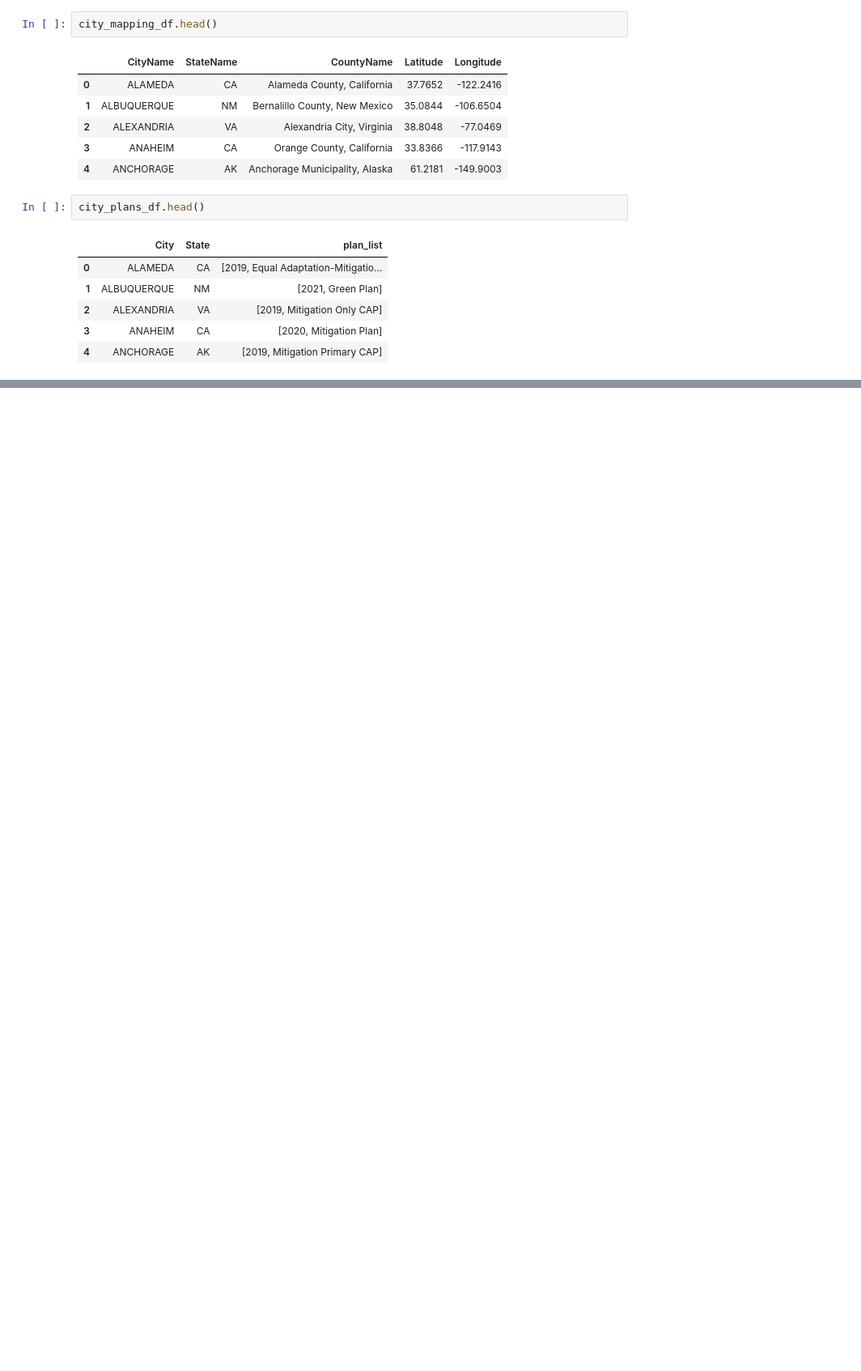
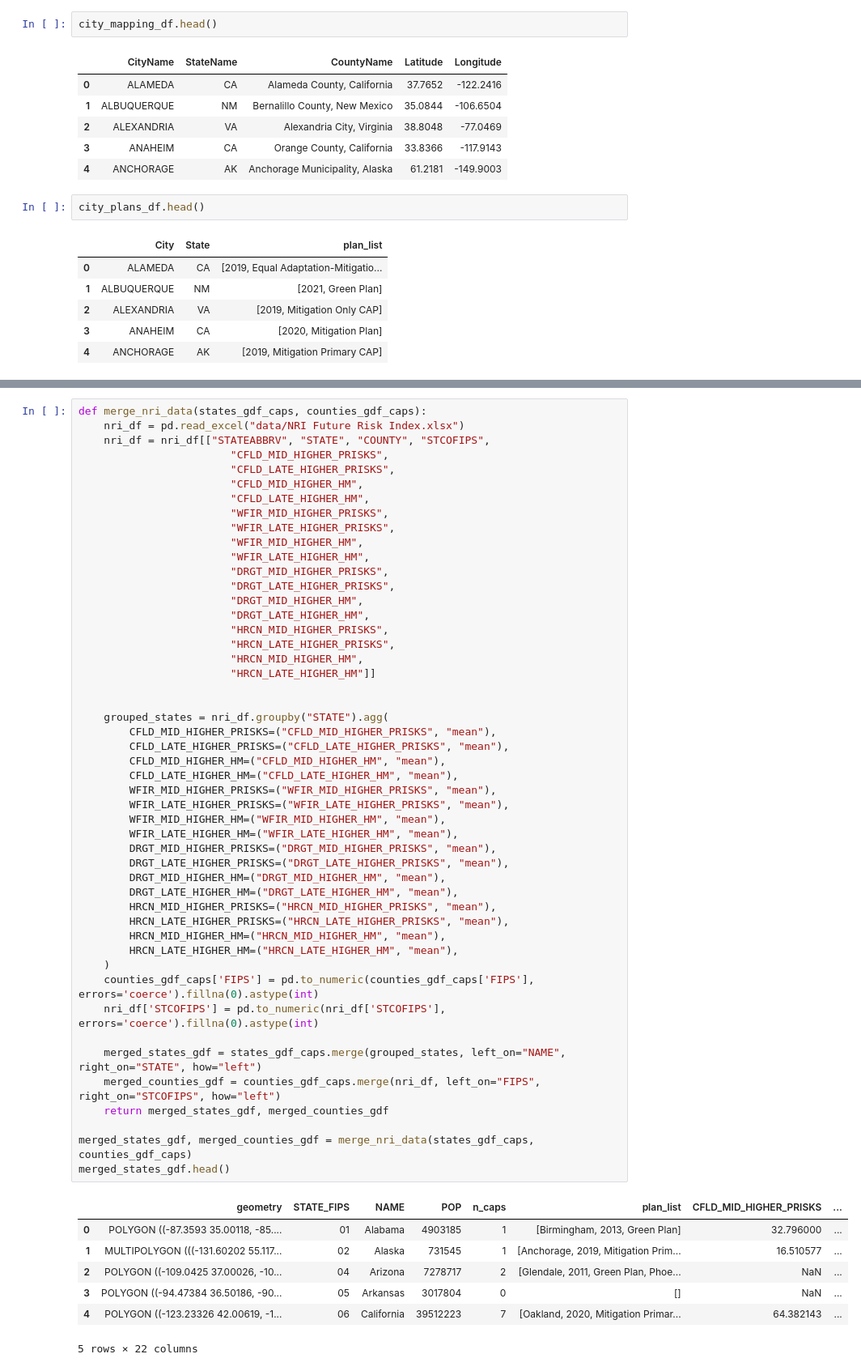
Before and after one commit to vanderbilt-data-science/climate-policy, a Jupyter notebook: maps_testing.ipynb, the cells around one changed output, grey strips where cells are left out. Shown: that part at 81% size. Saved outputs shown, nothing was run; the diff lists cells and outputs as text; blank space fills up the shorter version.

```diff
--- a/maps_testing.ipynb
+++ b/maps_testing.ipynb
@@ -270,0 +320,57 @@ pd.read_csv("counties_gdf.csv")
+# %%
+def merge_nri_data(states_gdf_caps, counties_gdf_caps):
+    nri_df = pd.read_excel("data/NRI Future Risk Index.xlsx")
+    nri_df = nri_df[["STATEABBRV", "STATE", "COUNTY", "STCOFIPS",
+                        "CFLD_MID_HIGHER_PRISKS",
+                        "CFLD_LATE_HIGHER_PRISKS",
+                        "CFLD_MID_HIGHER_HM",
+                        "CFLD_LATE_HIGHER_HM",
+                        "WFIR_MID_HIGHER_PRISKS",
+                        "WFIR_LATE_HIGHER_PRISKS",
+                        "WFIR_MID_HIGHER_HM",
+                        "WFIR_LATE_HIGHER_HM",
+                        "DRGT_MID_HIGHER_PRISKS",
+                        "DRGT_LATE_HIGHER_PRISKS",
+                        "DRGT_MID_HIGHER_HM",
+                        "DRGT_LATE_HIGHER_HM",
+                        "HRCN_MID_HIGHER_PRISKS",
+                        "HRCN_LATE_HIGHER_PRISKS",
+                        "HRCN_MID_HIGHER_HM",
+                        "HRCN_LATE_HIGHER_HM"]]
+
+
+    grouped_states = nri_df.groupby("STATE").agg(
+        CFLD_MID_HIGHER_PRISKS=("CFLD_MID_HIGHER_PRISKS", "mean"),
+        CFLD_LATE_HIGHER_PRISKS=("CFLD_LATE_HIGHER_PRISKS", "mean"),
+        CFLD_MID_HIGHER_HM=("CFLD_MID_HIGHER_HM", "mean"),
+        CFLD_LATE_HIGHER_HM=("CFLD_LATE_HIGHER_HM", "mean"),
+        WFIR_MID_HIGHER_PRISKS=("WFIR_MID_HIGHER_PRISKS", "mean"),
+        WFIR_LATE_HIGHER_PRISKS=("WFIR_LATE_HIGHER_PRISKS", "mean"),
+        WFIR_MID_HIGHER_HM=("WFIR_MID_HIGHER_HM", "mean"),
+        WFIR_LATE_HIGHER_HM=("WFIR_LATE_HIGHER_HM", "mean"),
+        DRGT_MID_HIGHER_PRISKS=("DRGT_MID_HIGHER_PRISKS", "mean"),
+        DRGT_LATE_HIGHER_PRISKS=("DRGT_LATE_HIGHER_PRISKS", "mean"),
+        DRGT_MID_HIGHER_HM=("DRGT_MID_HIGHER_HM", "mean"),
+        DRGT_LATE_HIGHER_HM=("DRGT_LATE_HIGHER_HM", "mean"),
+        HRCN_MID_HIGHER_PRISKS=("HRCN_MID_HIGHER_PRISKS", "mean"),
+        HRCN_LATE_HIGHER_PRISKS=("HRCN_LATE_HIGHER_PRISKS", "mean"),
+        HRCN_MID_HIGHER_HM=("HRCN_MID_HIGHER_HM", "mean"),
+        HRCN_LATE_HIGHER_HM=("HRCN_LATE_HIGHER_HM", "mean"),
+    )
+    counties_gdf_caps['FIPS'] = pd.to_numeric(counties_gdf_caps['FIPS'], errors='coerce').fillna(0).astype(int)
+    nri_df['STCOFIPS'] = pd.to_numeric(nri_df['STCOFIPS'], errors='coerce').fillna(0).astype(int)
+
+    merged_states_gdf = states_gdf_caps.merge(grouped_states, left_on="NAME", right_on="STATE", how="left")
+    merged_counties_gdf = counties_gdf_caps.merge(nri_df, left_on="FIPS", right_on="STCOFIPS", how="left")
+    return merged_states_gdf, merged_counties_gdf
+
+merged_states_gdf, merged_counties_gdf = merge_nri_data(states_gdf_caps, counties_gdf_caps)
+merged_states_gdf.head()
+# %% [output]
+|  | geometry | STATE_FIPS | NAME | POP | n_caps | plan_list | CFLD_MID_HIGHER_PRISKS | ... |
+| 0 | POLYGON ((-87.3593 35.00118, -85.... | 01 | Alabama | 4903185 | 1 | [Birmingham, 2013, Green Plan] | 32.796000 | ... |
+| 1 | MULTIPOLYGON (((-131.60202 55.117... | 02 | Alaska | 731545 | 1 | [Anchorage, 2019, Mitigation Prim... | 16.510577 | ... |
+| 2 | POLYGON ((-109.0425 37.00026, -10... | 04 | Arizona | 7278717 | 2 | [Glendale, 2011, Green Plan, Phoe... | NaN | ... |
+| 3 | POLYGON ((-94.47384 36.50186, -90... | 05 | Arkansas | 3017804 | 0 | [] | NaN | ... |
+| 4 | POLYGON ((-123.23326 42.00619, -1... | 06 | California | 39512223 | 7 | [Oakland, 2020, Mitigation Primar... | 64.382143 | ... |
+5 rows × 22 columns
```
Also changed, not shown: parts of 8 cells of this notebook, 7 other files.
